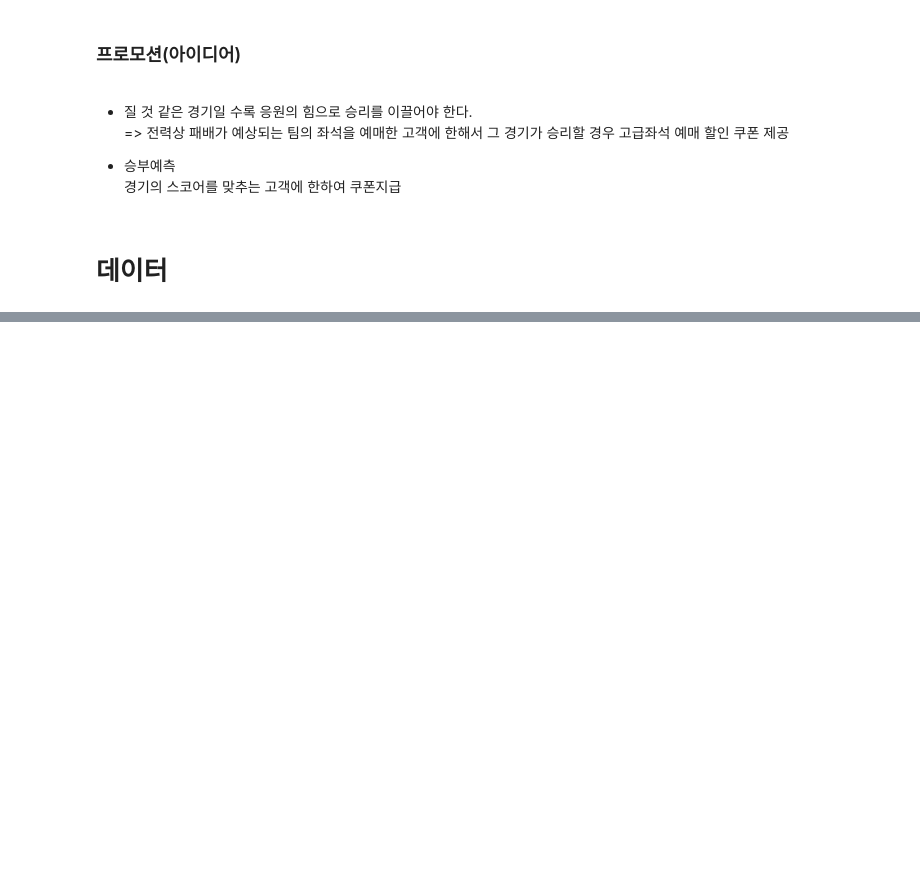
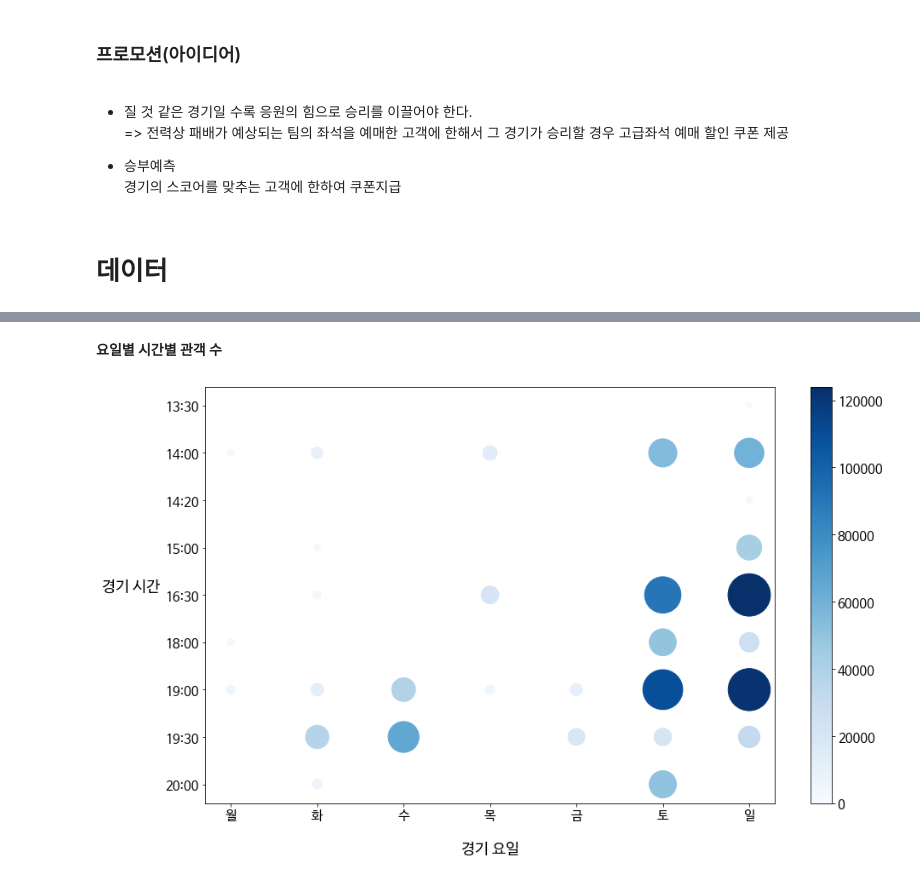
Before and after one commit to ev1025/CS_Project2, a Jupyter notebook: 예매수요예측.ipynb, the cells around one changed output, grey strips where cells are left out. Drawn from its saved outputs; the diff is of its cells as text; code cells hidden in the pictures; blank space fills up the shorter version.

```diff
--- a/예매수요예측.ipynb
+++ b/예매수요예측.ipynb
@@ -126,0 +359,28 @@ a = pd.read_csv('/content/drive/MyDrive/더케이/schedule.csv')
+# %% [markdown]
+**요일별 시간별 관객 수**
+# %%
+# 요일,시간별 관객수
+group_day2 = df4.groupby(['yoil','game_time'])[['audience']].sum()
+group_day2.reset_index(inplace=True)
+
+# 데이터가 월화수목금토일 순으로 정렬되도록
+group_day2['yoil'].replace({'월':0,'화':1,'수':2,'목':3,'금':4,'토':5,'일':6},inplace=True)
+group_day2.sort_values(by='yoil',inplace=True)
+group_day2.sort_values(by='game_time',inplace=True,ascending=False)
+
+
+plt.figure(figsize=(15,9))
+plt.scatter(group_day2.yoil,
+            group_day2.game_time,
+            s = group_day2.audience/50,
+            c = group_day2.audience,
+            cmap='Blues',
+            vmin =0,
+            vmax = group_day2.audience.max())
+plt.xticks(range(group_day2['yoil'].nunique()),['월','화','수','목','금','토','일'])
+plt.colorbar()
+plt.ylabel('경기 시간', fontsize=18, labelpad=40, rotation='horizontal')
+plt.xlabel('경기 요일', fontsize=18, labelpad=20)
+plt.show();
+# %% [output]
+[figure, added]
```
Also changed, not shown: parts of 35 cells of this notebook.
